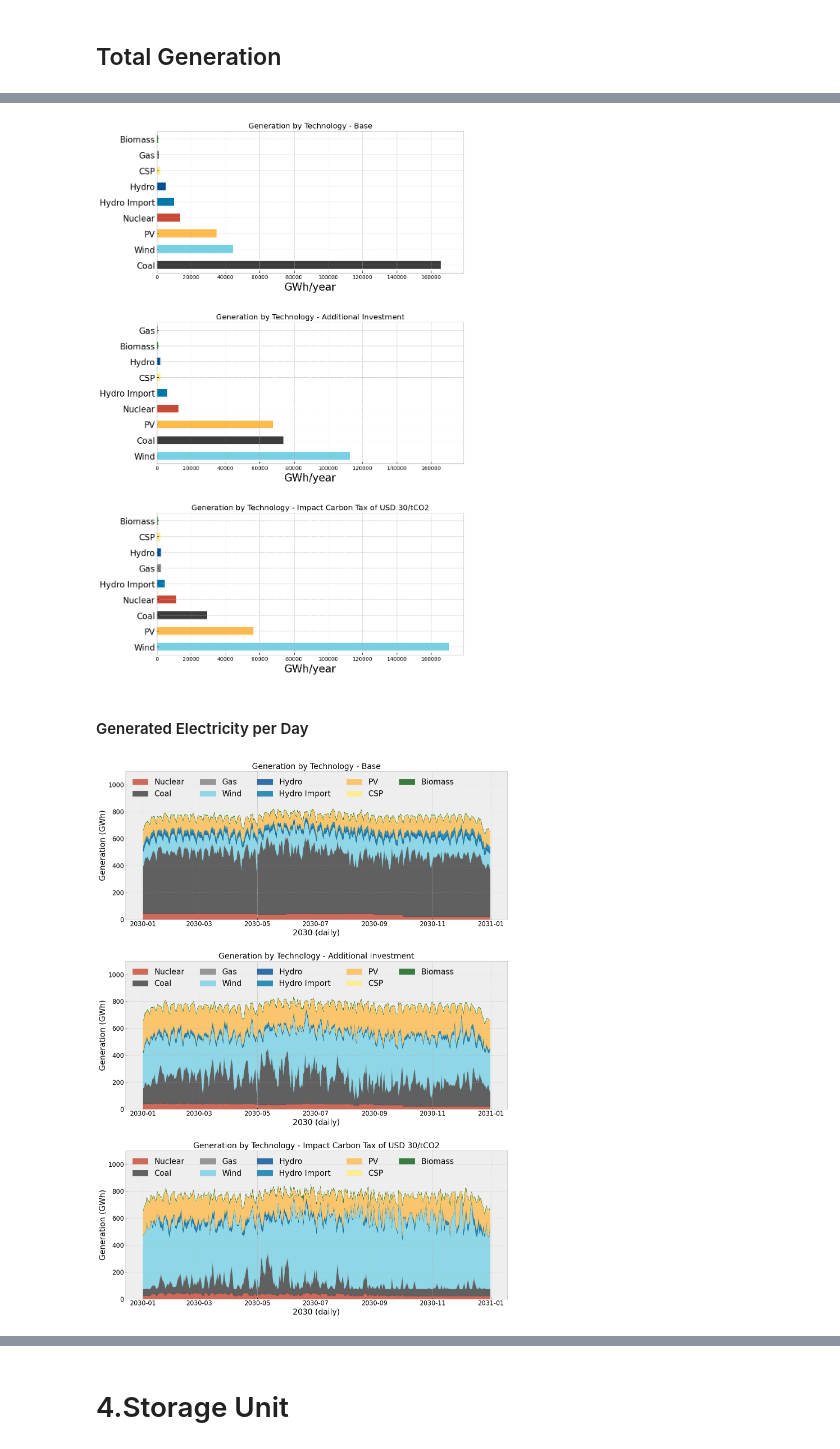
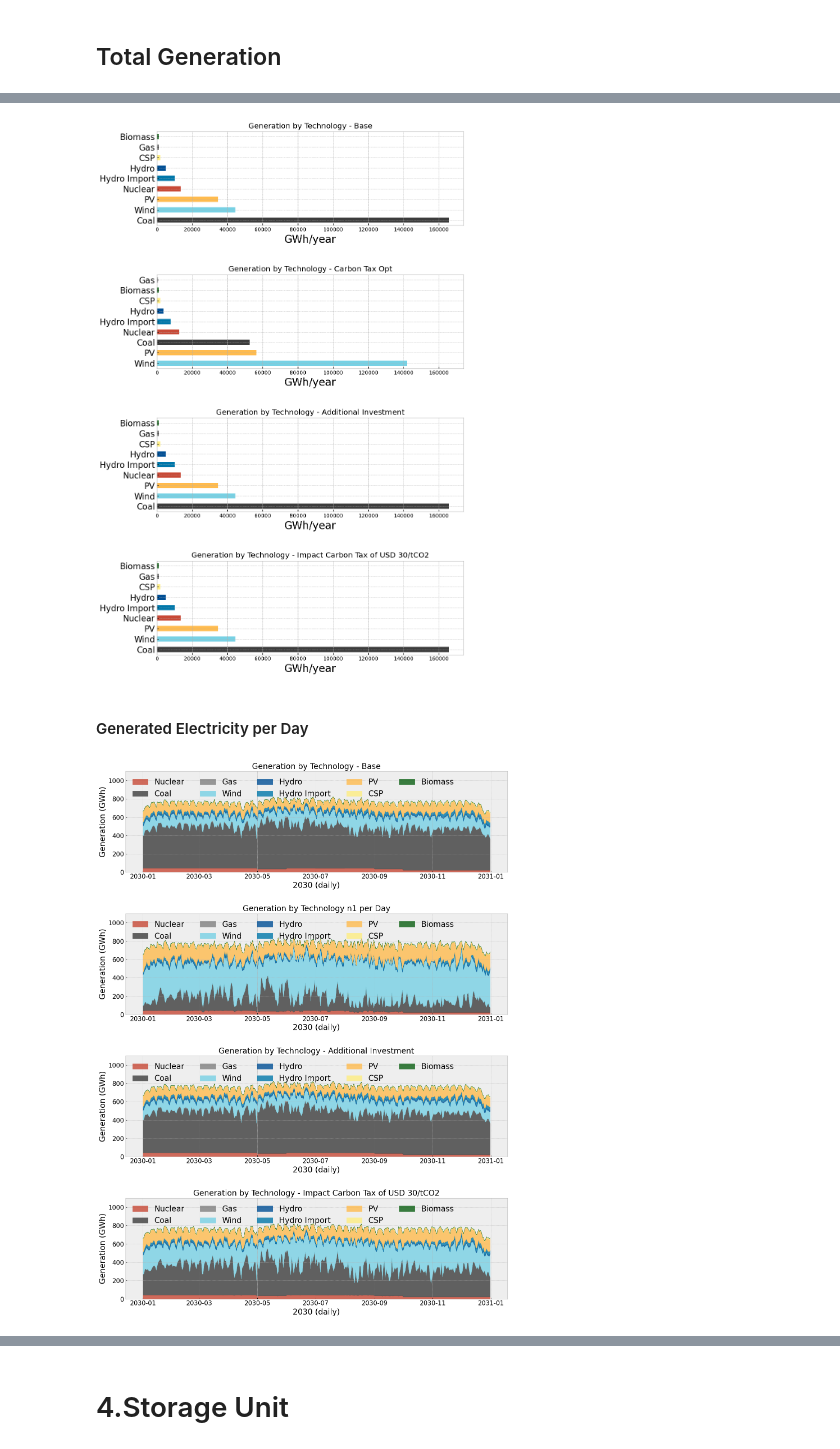
Before and after one commit to agma0/pypsa-za, a Jupyter notebook: analysis_notebooks/Result_PyPSA-ZA_Paper.ipynb, the cells around one changed output, grey strips where cells are left out. Drawn from its saved outputs; the diff is of its cells as text; code cells hidden in the pictures.

```diff
--- a/analysis_notebooks/Result_PyPSA-ZA_Paper.ipynb
+++ b/analysis_notebooks/Result_PyPSA-ZA_Paper.ipynb
@@ -78,9 +73,8 @@ nice_names = {
 # %%
 # solved_network files
 
-n0 = pypsa.Network("~/Desktop/final_networks/neu/solved_val-2Gt-IRP_27-supply_redz_lcopt_Co2L-1H_base.nc")
-n1 = pypsa.Network("~/Desktop/final_networks/neu/solved_val-2Gt-IRP_27-supply_redz_lcopt_Co2L-1H_inv_1.nc")
-n2 = pypsa.Network("~/Desktop/final_networks/neu/solved_val-2Gt-IRP_27-supply_redz_lcopt_Co2L-1H_inv_2.nc")
-n3 = pypsa.Network("~/Desktop/final_networks/neu/solved_val-2Gt-IRP_27-supply_redz_lcopt_Co2L-Ep-1H.nc")
+n0 = pypsa.Network("~/Desktop/Final_Networks/solved_val-2Gt-IRP_27-supply_redz_lcopt_Co2L-1H_base.nc")
+n1 = pypsa.Network("~/Desktop/Final_Networks/solved_val-2Gt-IRP_27-supply_redz_lcopt_Co2L-1H_EP.nc")
+n2 = pypsa.Network("~/Desktop/Final_Networks/solved_val-2Gt-IRP_27-supply_redz_lcopt_Co2L-1H_RI1.nc")
 # %% [output]
 INFO:pypsa.io:Imported network solved_val-2Gt-IRP_27-supply_redz_lcopt_Co2L-1H_base.nc has buses, carriers, generators, global_constraints, lines, loads, storage_units
@@ -89,0 +83,2 @@ INFO:pypsa.io:Imported network solved_val-2Gt-IRP_27-supply_redz_lcopt_Co2L-Ep-1
+# %%
+n3 = pypsa.Network("~/Desktop/Final_Networks/solved_val-2Gt-IRP_27-supply_redz_lcopt_Co2L-1H_RE1.nc")
@@ -216,12 +249,12 @@ def plot_network_generation(network, ax, title):
 
 
 # Create a 2x2 grid of plots
-fig, axes = plt.subplots(nrows=3, ncols=1, figsize=(10, 15))
+fig, axes = plt.subplots(nrows=4, ncols=1, figsize=(10, 15))
 
 plot_network_generation(n0, axes[0], 'Generation by Technology - Base')
-#plot_network_generation(n1, axes[0, 1], 'Generation by Technology n1')
-plot_network_generation(n2, axes[1], 'Generation by Technology - Additional Investment')
-plot_network_generation(n3, axes[2], 'Generation by Technology - Impact Carbon Tax of USD 30/tCO2')
+plot_network_generation(n1, axes[1], 'Generation by Technology - Carbon Tax Opt')
+plot_network_generation(n2, axes[2], 'Generation by Technology - Additional Investment')
+plot_network_generation(n3, axes[3], 'Generation by Technology - Impact Carbon Tax of USD 30/tCO2')
 
 # Find the global minimum and maximum for the x-axes
 min_x = min(ax.get_xlim()[0] for ax in axes.flatten())
@@ -236,7 +269,7 @@ plt.tight_layout(h_pad=4.0)
 plt.savefig('combined_plot.png', dpi=600, facecolor='white', bbox_inches='tight')
 plt.show()
 # %% [output]
-[figure, old version]
+[figure, new version]
 # %% [markdown]
 #### Generated Electricity per Day
 # %%
@@ -276,38 +309,38 @@ def plot_generation_per_day(p_by_carrier, ax, title):
     for carrier in nice_names:
         if carrier in stacked.columns:
             data = stacked[carrier]
             ax.fill_between(
                 data.index, bottom, bottom + data,
                 color=colors[carrier], alpha=0.8, label=nice_names[carrier]
             )
             bottom += data
 
     ax.legend(ncol=5, loc="upper left", frameon=False, fontsize=20)
     ax.set_xlabel("2030 (daily)", fontsize=20)
     ax.set_ylabel("Generation (GWh)", fontsize=20)
     ax.set_title(title, fontsize=20)
     ax.tick_params(axis='x', labelsize=16)
     ax.tick_params(axis='y', labelsize=16)
     ax.set_ylim(0,1100)
 
 
 
-fig, axes = plt.subplots(nrows=3, ncols=1, figsize=(15, 20))
+fig, axes = plt.subplots(nrows=4, ncols=1, figsize=(15, 20))
 
 plot_generation_per_day(p_by_carrier_n0, axes[0], 'Generation by Technology - Base')
-#plot_generation_per_day(p_by_carrier_n1, axes[0, 1], 'Generation by Technology n1 per Day')
-plot_generation_per_day(p_by_carrier_n2, axes[1], 'Generation by Technology - Additional Investment')
-plot_generation_per_day(p_by_carrier_n3, axes[2], 'Generation by Technology - Impact Carbon Tax of USD 30/tCO2')
+plot_generation_per_day(p_by_carrier_n1, axes[1], 'Generation by Technology n1 per Day')
+plot_generation_per_day(p_by_carrier_n2, axes[2], 'Generation by Technology - Additional Investment')
+plot_generation_per_day(p_by_carrier_n3, axes[3], 'Generation by Technology - Impact Carbon Tax of USD 30/tCO2')
 
 # Set the common x limits
 #for ax in axes.flatten():
 #    ax.set_xlim(pd.Timestamp('2030-03-29'), pd.Timestamp('2030-03-31'))
 
 plt.tight_layout(h_pad=4.0)
 plt.savefig('time_generation_combined.png', dpi=600, facecolor='white', bbox_inches='tight')
 plt.show()
 # %% [output]
-[figure, old version]
+[figure, new version]
 # %%
 p_by_carrier_n0
 # %% [output]
```
Also changed, not shown: parts of 19 cells of this notebook, 19 other files.
